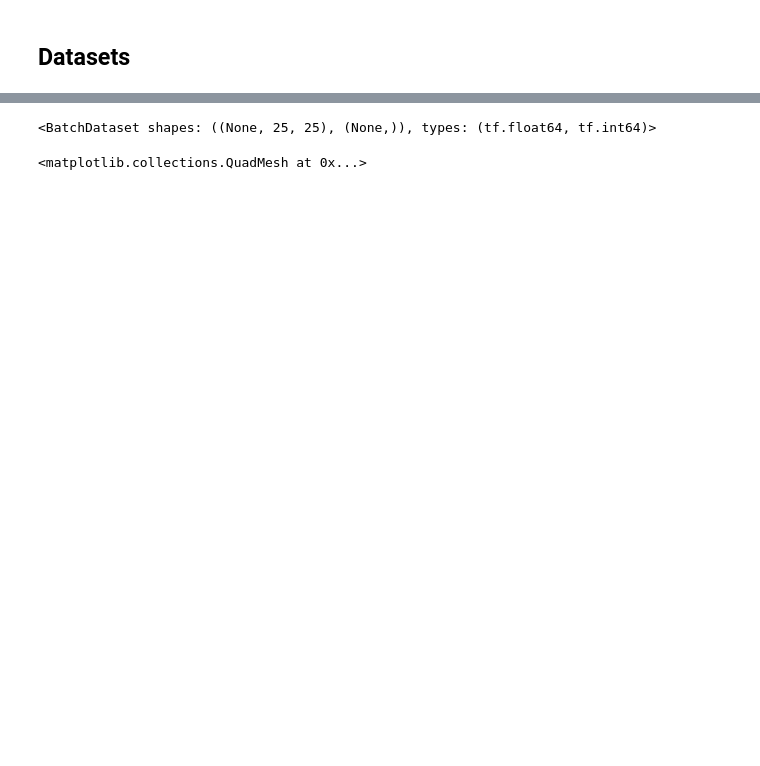
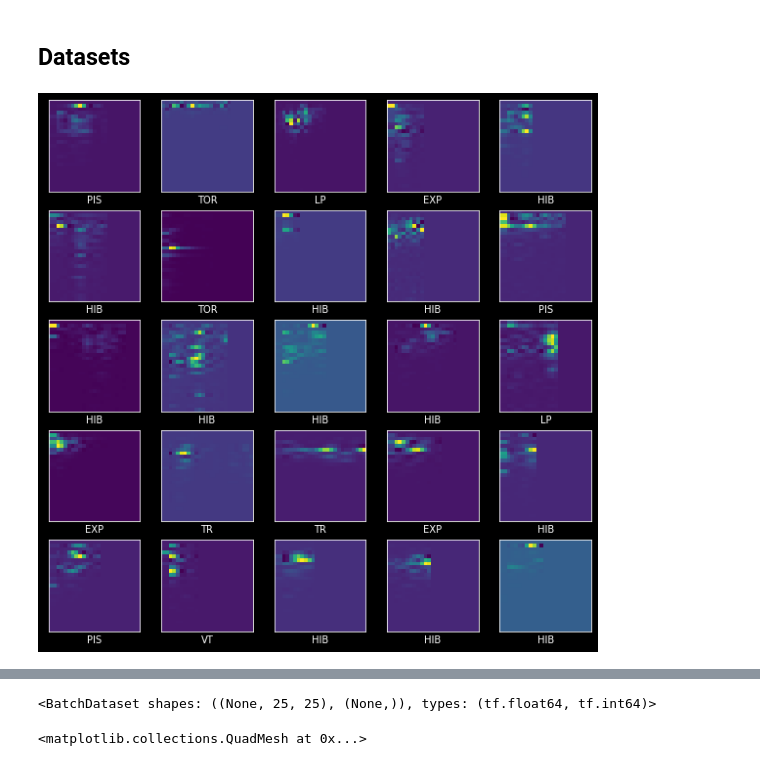
Before and after one commit to rubalravinder/cas_etude_volcano, a Jupyter notebook: cnn.ipynb, the cells around one changed output, grey strips where cells are left out. Saved outputs shown, nothing was run; the diff lists cells and outputs as text; code cells hidden in the pictures; blank space fills up the shorter version.

Commit message:
added spectrogram grid

```diff
--- a/cnn.ipynb
+++ b/cnn.ipynb
@@ -92,6 +107,19 @@ Counter({'LP': 70,
 # np.savez("./dataset_spectro", **dict_interps)
 # %% [markdown]
 ## Datasets
+# %%
+plt.figure(figsize=(10,10))
+perm = np.random.permutation(len(list_interps))
+for i in range(25):
+    plt.subplot(5,5,i+1)
+    plt.xticks([])
+    plt.yticks([])
+    plt.grid(False)
+    plt.imshow(list_interps[perm[i]])
+    plt.xlabel(list_types[perm[i]])
+plt.show()
+# %% [output]
+[figure, added]
 # %%
 from sklearn.preprocessing import LabelEncoder
 
```
Also changed, not shown: parts of 14 cells of this notebook, 1 other file.
